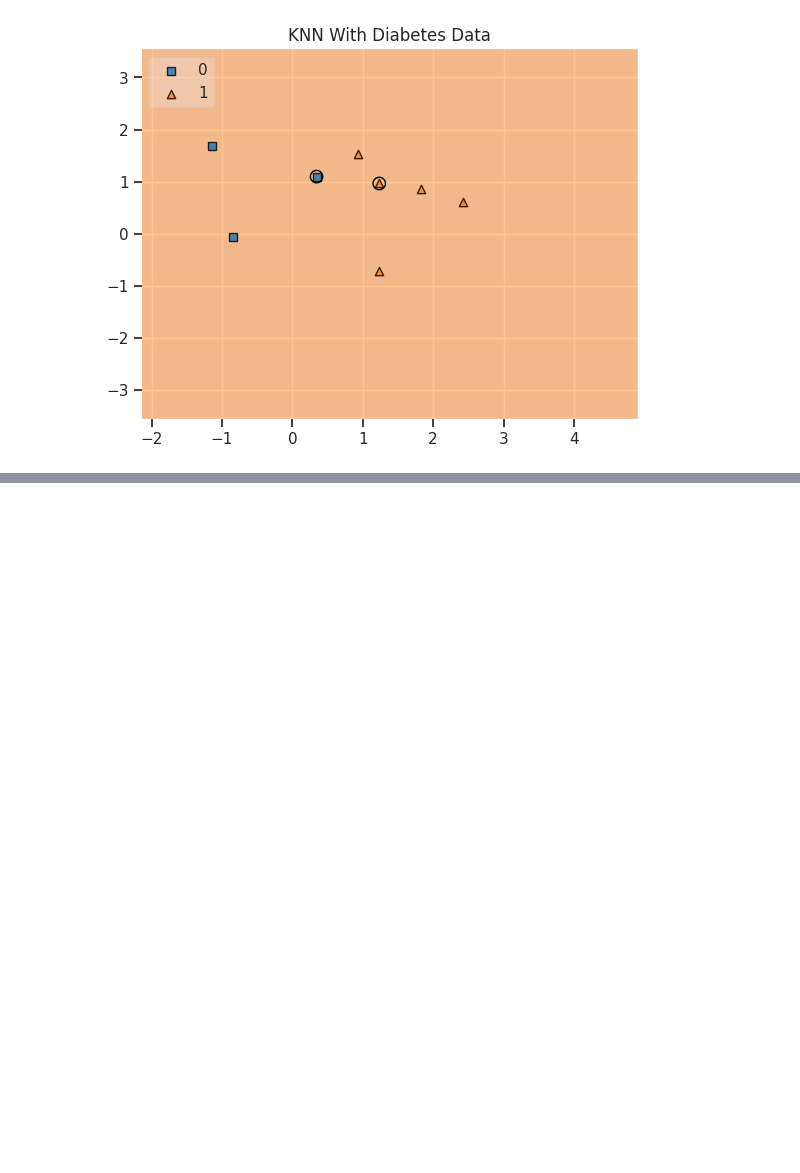
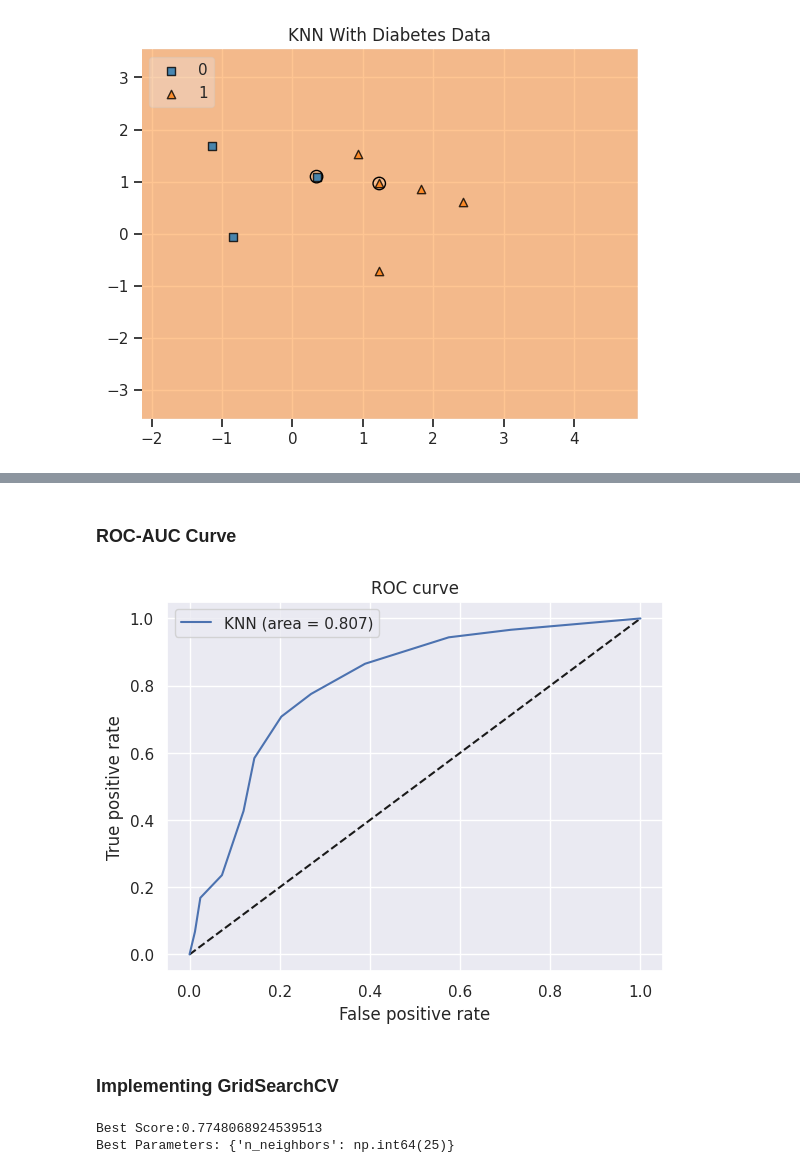
Before and after one commit to marina04-dev/Jupyter_Notebooks, a Jupyter notebook: Diabetes_Prediction.ipynb, the cells around one changed output, grey strips where cells are left out. Drawn from its saved outputs; the diff is of its cells as text; code cells hidden in the pictures; blank space fills up the shorter version.

```diff
--- a/Diabetes_Prediction.ipynb
+++ b/Diabetes_Prediction.ipynb
@@ -388,0 +413,30 @@ plt.show()
+# %% [markdown]
+### **ROC**-**AUC** **Curve**
+# %%
+y_pred_proba = knn.predict_proba(X_test)[::,1]
+fpr, tpr, _ = roc_curve(y_test,  y_pred_proba)
+auc = roc_auc_score(y_test, y_pred_proba)
+# %%
+plt.plot([0,1], [0,1], 'k--')
+plt.plot(fpr, tpr, label='KNN (area = {:.3f})'.format(auc))
+plt.xlabel('False positive rate')
+plt.ylabel('True positive rate')
+plt.title('ROC curve')
+plt.legend(loc='best')
+plt.show()
+# %% [output]
+[figure, added]
+# %% [markdown]
+### **Implementing** **GridSearchCV**
+# %%
+# In case of classifier like KNN the parameter to be tuned is n_neighbors
+param_grid = {'n_neighbors': np.arange(1, 50)}
+knn = KNeighborsClassifier()
+knn_cv = GridSearchCV(knn, param_grid, cv=5)
+knn_cv.fit(X,y)
+
+print("Best Score:" + str(knn_cv.best_score_))
+print("Best Parameters: " + str(knn_cv.best_params_))
+# %% [output]
+Best Score:0.7748068924539513
+Best Parameters: {'n_neighbors': np.int64(25)}
```
Also changed, not shown: parts of 3 cells of this notebook.
